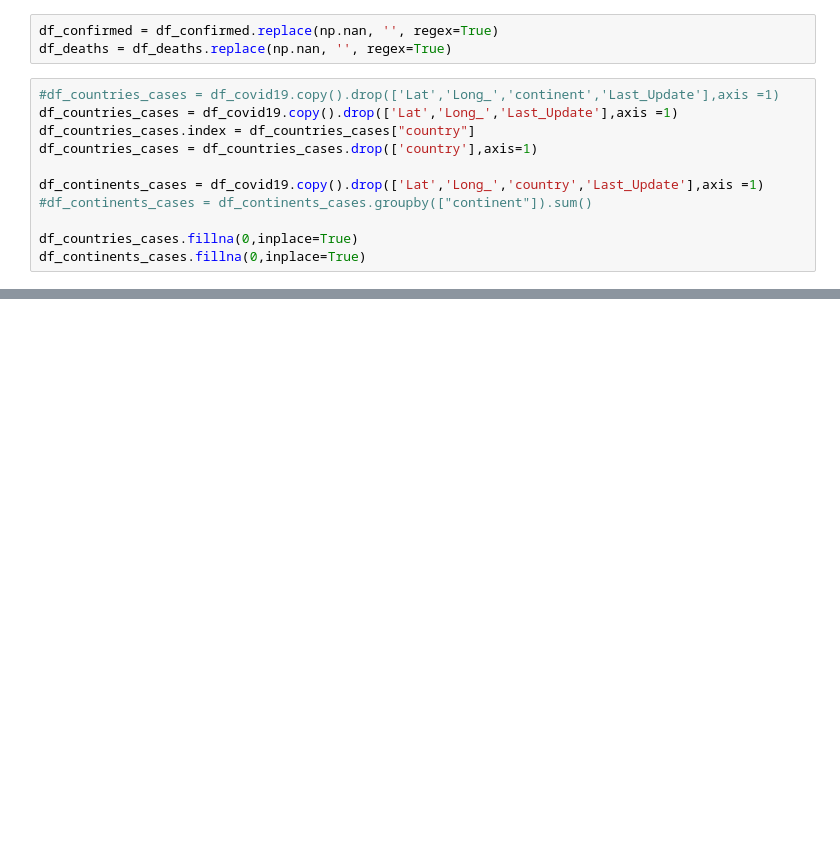
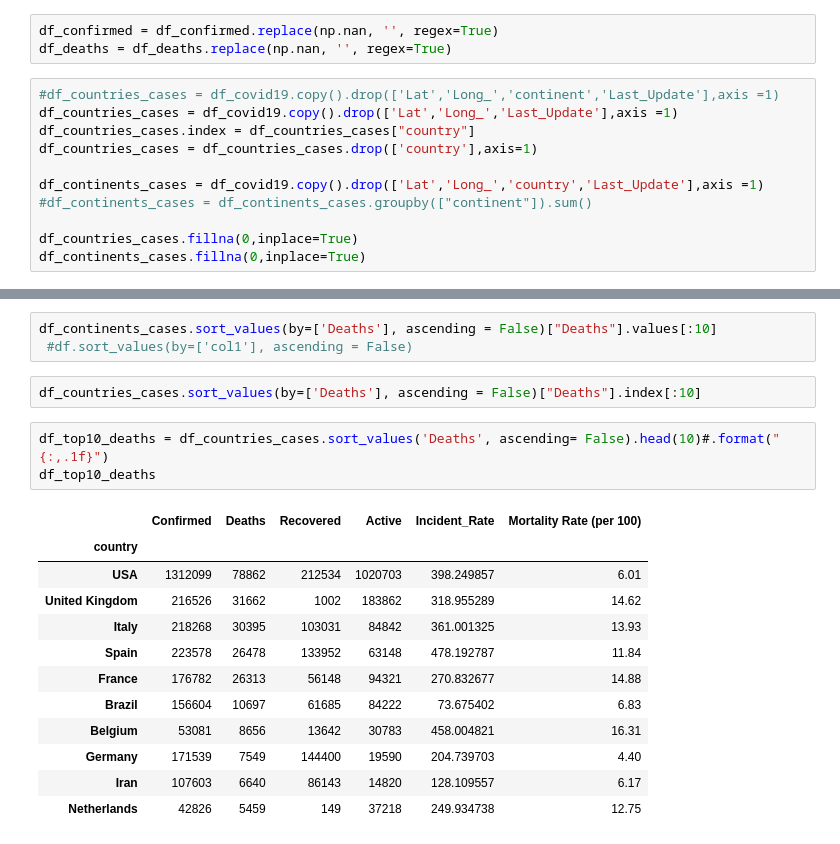
Before and after one commit to CharlBrill89/Covid-19, a Jupyter notebook: Covid19.ipynb, the cells around one changed output, grey strips where cells are left out. Saved outputs shown, nothing was run; the diff lists cells and outputs as text; blank space fills up the shorter version.

```diff
--- a/Covid19.ipynb
+++ b/Covid19.ipynb
@@ -184,0 +239,21 @@ df_countries_cases.sort_values('Confirmed', ascending= False).head(20).style.bac
+# %%
+df_continents_cases.sort_values(by=['Deaths'], ascending = False)["Deaths"].values[:10]
+ #df.sort_values(by=['col1'], ascending = False)
+# %%
+df_countries_cases.sort_values(by=['Deaths'], ascending = False)["Deaths"].index[:10]
+# %%
+df_top10_deaths = df_countries_cases.sort_values('Deaths', ascending= False).head(10)#.format("{:,.1f}")
+df_top10_deaths
+# %% [output]
+|  | Confirmed | Deaths | Recovered | Active | Incident_Rate | Mortality Rate (per 100) |
+| country |  |  |  |  |  |  |
+| USA | 1312099 | 78862 | 212534 | 1020703 | 398.249857 | 6.01 |
+| United Kingdom | 216526 | 31662 | 1002 | 183862 | 318.955289 | 14.62 |
+| Italy | 218268 | 30395 | 103031 | 84842 | 361.001325 | 13.93 |
+| Spain | 223578 | 26478 | 133952 | 63148 | 478.192787 | 11.84 |
+| France | 176782 | 26313 | 56148 | 94321 | 270.832677 | 14.88 |
+| Brazil | 156604 | 10697 | 61685 | 84222 | 73.675402 | 6.83 |
+| Belgium | 53081 | 8656 | 13642 | 30783 | 458.004821 | 16.31 |
+| Germany | 171539 | 7549 | 144400 | 19590 | 204.739703 | 4.40 |
+| Iran | 107603 | 6640 | 86143 | 14820 | 128.109557 | 6.17 |
+| Netherlands | 42826 | 5459 | 149 | 37218 | 249.934738 | 12.75 |
```
Also changed, not shown: parts of 20 cells of this notebook.
